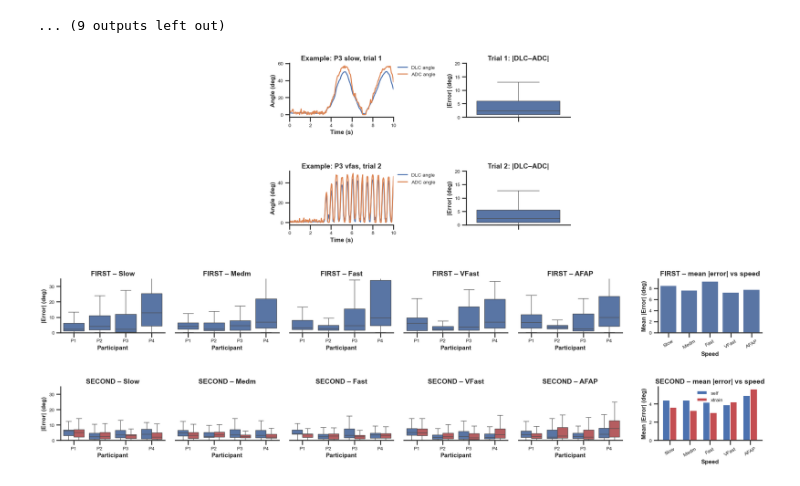
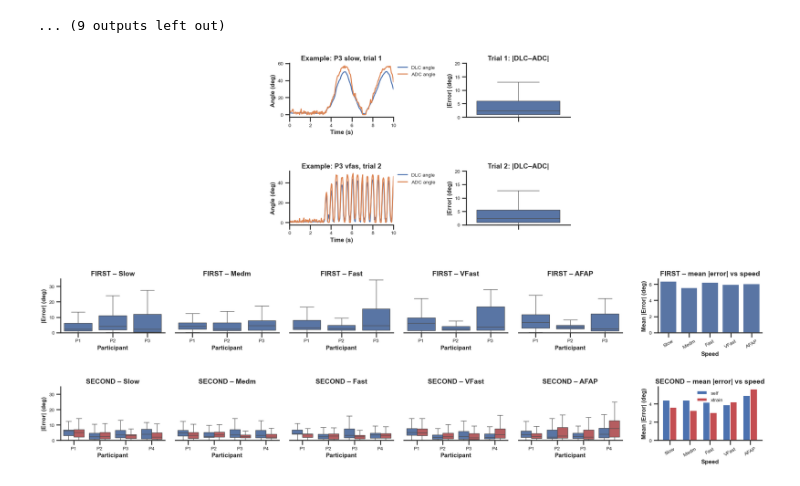
Before and after one commit to neuralengatberkeley/Strain-Sensor-, a Jupyter notebook: Code/analysis/camera_sensor_imu_analysis/adc_vs_cam.ipynb, the cells around one changed output. Drawn from its saved outputs; the diff is of its cells as text; code cells hidden in the pictures.

Commit message:
updated code for adc cam figure

```diff
--- a/Code/analysis/camera_sensor_imu_analysis/adc_vs_cam.ipynb
+++ b/Code/analysis/camera_sensor_imu_analysis/adc_vs_cam.ipynb
@@ -908,41 +919,35 @@ Processing P3 - slow ...
 Processing P3 - medm ...
 ... (9 outputs left out)
 # %%
-# Example 1: P3, B2_slow, FIRST trial (index 0)
-example1_df = results[("P3", "slow")]["refined_second"][0]
-
-# Example 2: P3, B2_vfas, SECOND trial (index 1)
-example2_df = results[("P3", "vfas")]["refined_second"][1]
-
-
-speed_title_map = {s: t for s, t in zip(speed_tags, speed_titles)}
-
-fig, axes = ADC_CAM.plot_adc_abs_error_summary_grid(
-    results,                         # your summary dict from the pipeline
+fig, axes = cam.plot_adc_abs_error_summary_grid(
+    results,
     speed_titles=speed_title_map,
     speed_order=speed_tags,
     dlc_angle_col=("metric", "mcp_bend_deg", "deg"),
-    adc_angle_col="theta_cam_cal_adc",   # matches your hard-coded example
+    adc_angle_col="theta_cam_cal_adc",
 
     # Row 1: P3, B2_slow, trial 0
     example1_participant="P3",
     example1_speed="slow",
     example1_trial_idx=0,
     example1_df=example1_df,
 
     # Row 2: P3, B2_vfas, trial 1
     example2_participant="P3",
     example2_speed="vfas",
     example2_trial_idx=1,
     example2_df=example2_df,
 
     example_col_start=1,
     abs_err_ylim_examples=(0, 20),
     abs_err_ylim_summary=(0, 35),
     boxplot_wspace=0.1,
     example_col_gap_scale=7,
     bar_gap_from_afap=0.05,
+
+    # NEW: drop all P4 FIRST data from summary rows
+    exclude_participant_set_for_summary=[("P4", "FIRST")],
 )
 plt.show()
 # %% [output]
-[figure, old version]
+[figure, new version]
```
Also changed, not shown: parts of 10 cells of this notebook, 2 other files.
